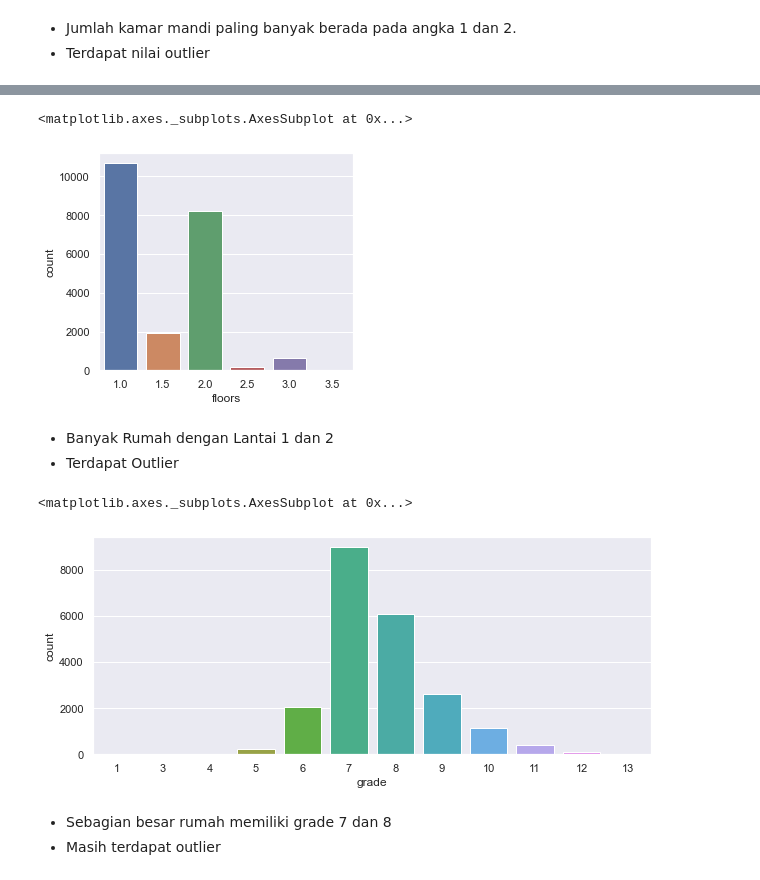
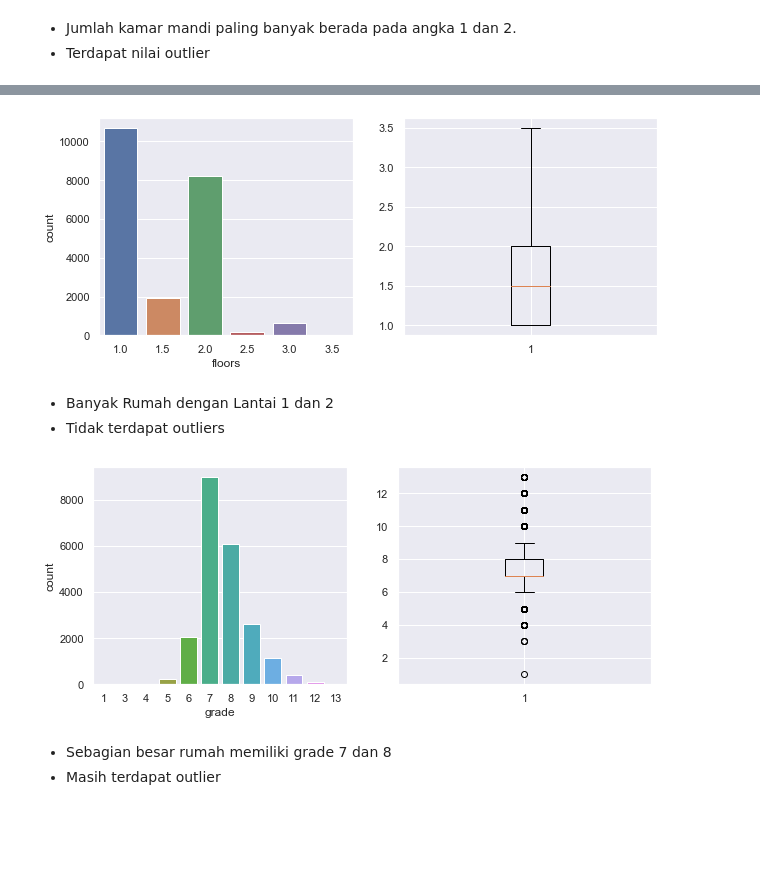
Before and after one commit to yapsuprapto/Real-Estate-Price-Prediction, a Jupyter notebook: Prediksi Harga Rumah.ipynb, the cells around one changed output, grey strips where cells are left out. Drawn from its saved outputs; the diff is of its cells as text; code cells hidden in the pictures; blank space fills up the shorter version.

```diff
--- a/Prediksi Harga Rumah.ipynb
+++ b/Prediksi Harga Rumah.ipynb
@@ -193,24 +201,28 @@ data['sqft_living'].plot(kind='kde')
 # %%
 flr = data['floors']
 flr = plt.figure(figsize= (10,4))
 
 flr.add_subplot(1,2,1)
 sns.countplot(data['floors'])
+flr.add_subplot(1,2,2)
+plt.boxplot(data['floors'])
+plt.show()
 # %% [output]
-<matplotlib.axes._subplots.AxesSubplot at 0x...>
-[figure, old version]
+[figure, new version]
 # %% [markdown]
 - Banyak Rumah dengan Lantai 1 dan 2
-- Terdapat Outlier
+- Tidak terdapat outliers
 # %%
 grd = data['grade']
 grd = plt.figure(figsize= (10,4))
 
-flr.add_subplot(1,2,1)
+grd.add_subplot(1,2,1)
 sns.countplot(data['grade'])
+grd.add_subplot(1,2,2)
+plt.boxplot(data['grade'])
+plt.show()
 # %% [output]
-<matplotlib.axes._subplots.AxesSubplot at 0x...>
-[figure, old version]
+[figure, new version]
 # %% [markdown]
 - Sebagian besar rumah memiliki grade 7 dan 8
 - Masih terdapat outlier
```
Also changed, not shown: parts of 6 cells of this notebook.
